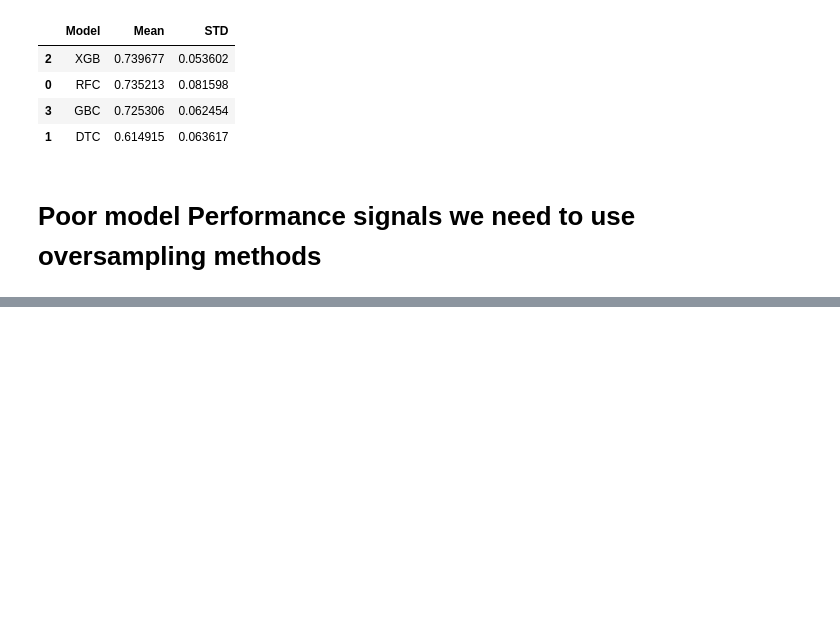
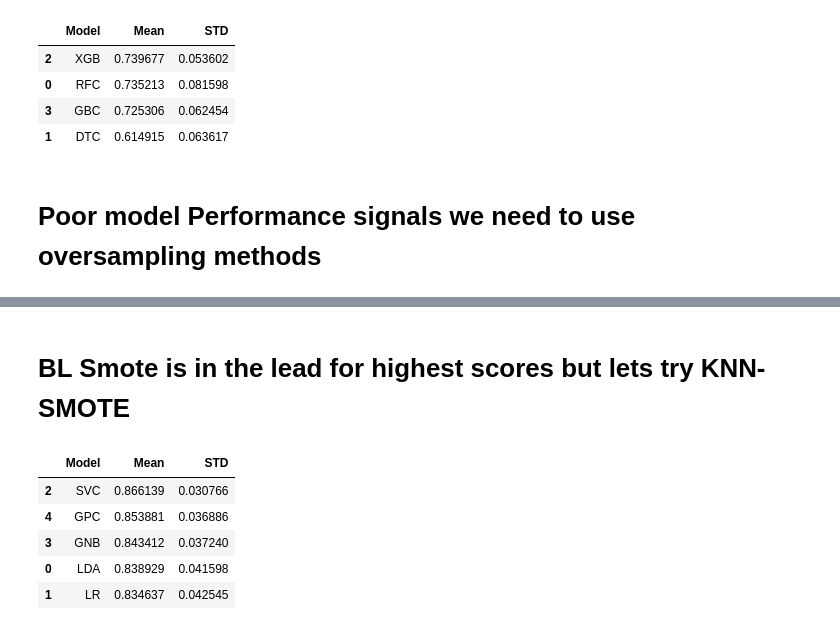
Before and after one commit to MaukanMir/Survival-Patient-Heart-Failure-Classification, a Jupyter notebook: training.ipynb, the cells around one changed output, grey strips where cells are left out. Drawn from its saved outputs; the diff is of its cells as text; code cells hidden in the pictures; blank space fills up the shorter version.

```diff
--- a/training.ipynb
+++ b/training.ipynb
@@ -268,0 +347,15 @@ testing_selected_models(names, models, X, y)
+# %% [markdown]
+# BL Smote is in the lead for highest scores but lets try KNN-SMOTE
+# %%
+X_knn, y_knn = get_over_sampling_methods(X, y, "KNN-SMOTE")
+# %%
+names = ['LDA', 'LR', 'SVC', 'GNB', "GPC"]
+models = get_selected_models(names)
+testing_selected_models(names, models, X_knn, y_knn)
+# %% [output]
+|  | Model | Mean | STD |
+| 2 | SVC | 0.866139 | 0.030766 |
+| 4 | GPC | 0.853881 | 0.036886 |
+| 3 | GNB | 0.843412 | 0.037240 |
+| 0 | LDA | 0.838929 | 0.041598 |
+| 1 | LR | 0.834637 | 0.042545 |
```
Also changed, not shown: parts of 14 cells of this notebook.
